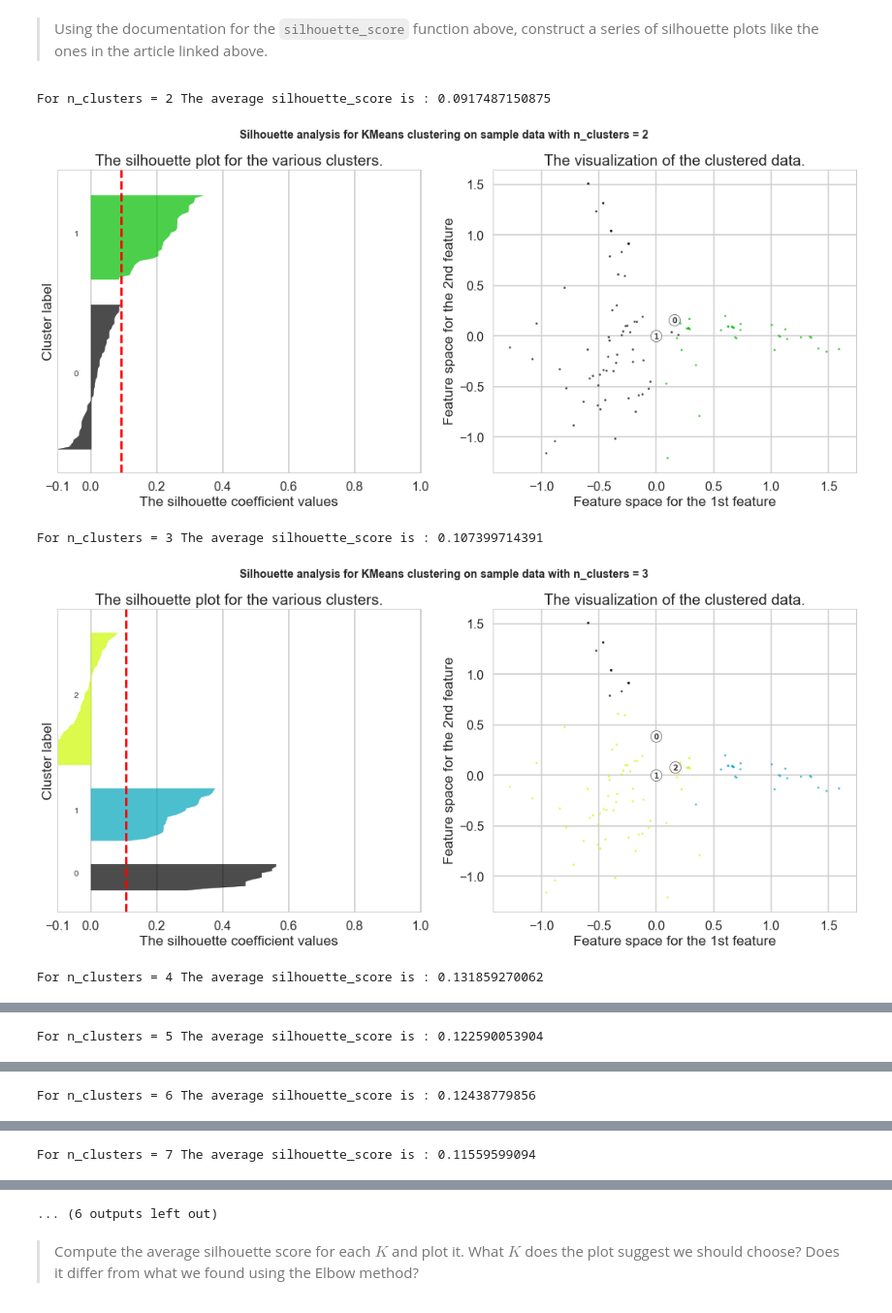
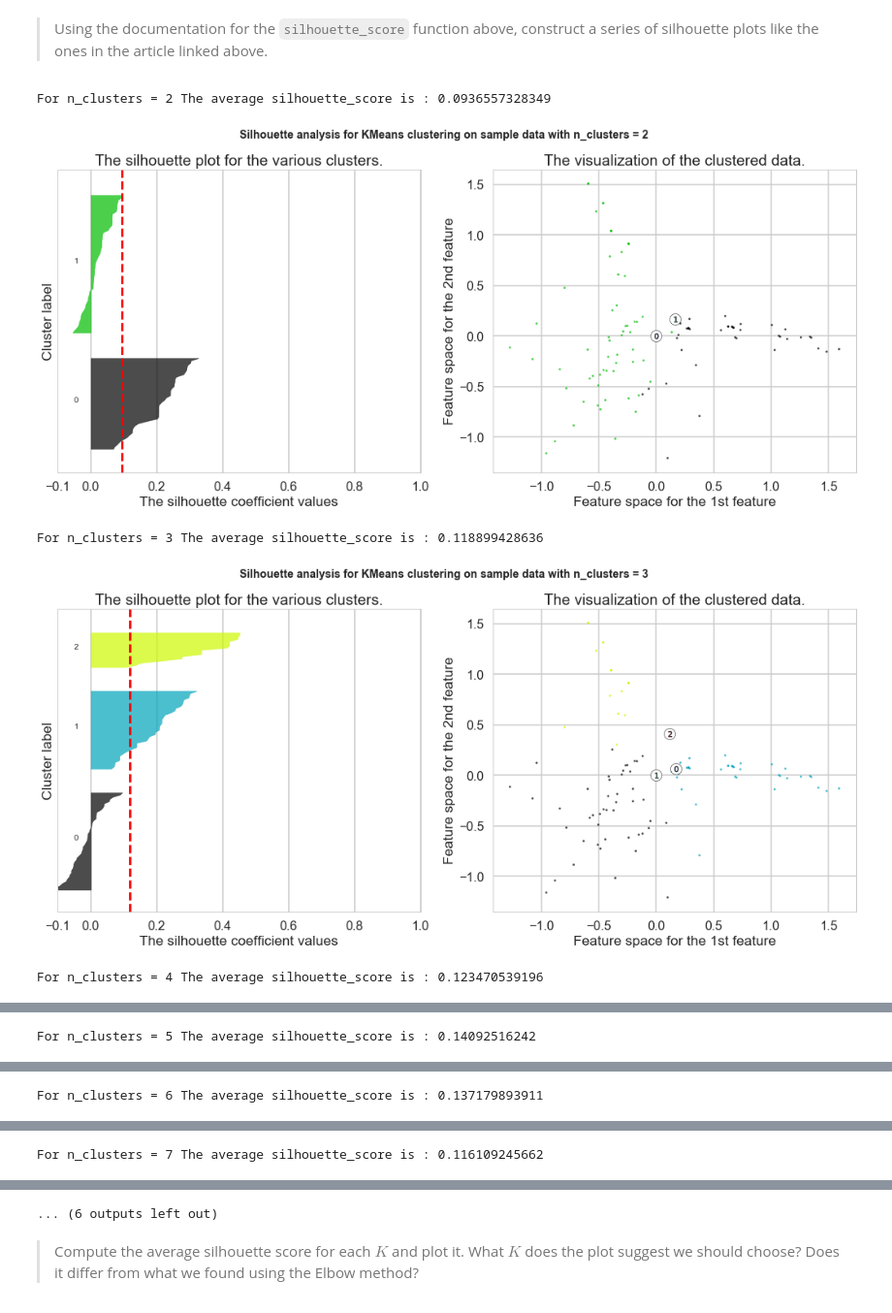
Before and after one commit to nicolechao/springboard-data-science, a Jupyter notebook: Mini Projects and Exercises/Clustering Customer Segmentation/Mini_Project_Clustering.ipynb, the cells around one changed output, grey strips where cells are left out. Shown at 97% size. Drawn from its saved outputs; the diff is of its cells as text; code cells hidden in the pictures.

```diff
--- a/Mini Projects and Exercises/Clustering Customer Segmentation/Mini_Project_Clustering.ipynb
+++ b/Mini Projects and Exercises/Clustering Customer Segmentation/Mini_Project_Clustering.ipynb
@@ -13,6 +13,9 @@ import seaborn as sns
 sns.set()
 sns.set_style("whitegrid")
 sns.set_context("poster")
+#palette = sns.diverging_palette(220, 20, sep = 20, n = 10)
+#sns.palplot(sns.diverging_palette(220, 20, n = 10))
+sns.set_palette(sns.color_palette(), 10)
 # %% [markdown]
 ## Data
 
@@ -205,7 +208,7 @@ from sklearn.metrics import silhouette_samples, silhouette_score
 from sklearn.decomposition import PCA
 import matplotlib.cm as cm
 
-silhouette_avgs = []
+km_silhouette_avgs = []
 
 for k in ks:
     fig, (ax1, ax2) = plt.subplots(1, 2)
@@ -215,10 +218,10 @@ for k in ks:
     ax1.set_xlim([-0.1, 1])
     ax1.set_ylim([0, len(x_cols) + (k + 1) * 10])
 
-    kmean = KMeans(n_clusters = k, random_state = 13)
+    kmean = KMeans(n_clusters = k, random_state = 10)
     labels = kmean.fit_predict(x_cols)
     silhouette_avg = silhouette_score(x_cols, labels)
-    silhouette_avgs.append(silhouette_avg)
+    km_silhouette_avgs.append(silhouette_avg)
     print("For n_clusters =", k,
           "The average silhouette_score is :", silhouette_avg)
 
@@ -250,35 +253,35 @@ for k in ks:
     ax1.axvline(x=silhouette_avg, color="red", linestyle="--")
 
     ax1.set_yticks([])  # Clear the yaxis labels / ticks
     ax1.set_xticks([-0.1, 0, 0.2, 0.4, 0.6, 0.8, 1])
 
     # 2nd Plot showing the actual clusters formed
     colors = cm.spectral(labels.astype(float) / k)
     pca = PCA(n_components = 2).fit(x_cols)
     x_2d = pca.transform(x_cols)
     ax2.scatter(x_2d[:, 0], x_2d[:, 1], marker='.', s=30, lw=0, alpha=0.7,
                 c=colors, edgecolor='k')
 
     centers = kmean.cluster_centers_
     ax2.scatter(centers[:, 0], centers[:, 1], marker='o',
                 c="white", alpha=1, s=200, edgecolor='k')
 
     for i, c in enumerate(centers):
         ax2.scatter(c[0], c[1], marker='$%d$' % i, alpha=1,
                     s=50, edgecolor='k')
 
     ax2.set_title("The visualization of the clustered data.")
     ax2.set_xlabel("Feature space for the 1st feature")
     ax2.set_ylabel("Feature space for the 2nd feature")
 
     plt.suptitle(("Silhouette analysis for KMeans clustering on sample data "
                   "with n_clusters = %d" % k),
                  fontsize=14, fontweight='bold')
 
     plt.show()
 # %% [output]
-For n_clusters = 2 The average silhouette_score is : 0.0917487150875
+For n_clusters = 2 The average silhouette_score is : 0.0936557328349
-[figure, old version]
+[figure, new version]
-For n_clusters = 3 The average silhouette_score is : 0.107399714391
+For n_clusters = 3 The average silhouette_score is : 0.118899428636
-[figure, old version]
+[figure, new version]
-For n_clusters = 4 The average silhouette_score is : 0.131859270062
+For n_clusters = 4 The average silhouette_score is : 0.123470539196
@@ -286 +289 @@ For n_clusters = 4 The average silhouette_score is : 0.131859270062
-For n_clusters = 5 The average silhouette_score is : 0.122590053904
+For n_clusters = 5 The average silhouette_score is : 0.14092516242
@@ -288 +291 @@ For n_clusters = 5 The average silhouette_score is : 0.122590053904
-For n_clusters = 6 The average silhouette_score is : 0.12438779856
+For n_clusters = 6 The average silhouette_score is : 0.137179893911
@@ -290 +293 @@ For n_clusters = 6 The average silhouette_score is : 0.12438779856
-For n_clusters = 7 The average silhouette_score is : 0.11559599094
+For n_clusters = 7 The average silhouette_score is : 0.116109245662
```
Also changed, not shown: parts of 27 cells of this notebook.
